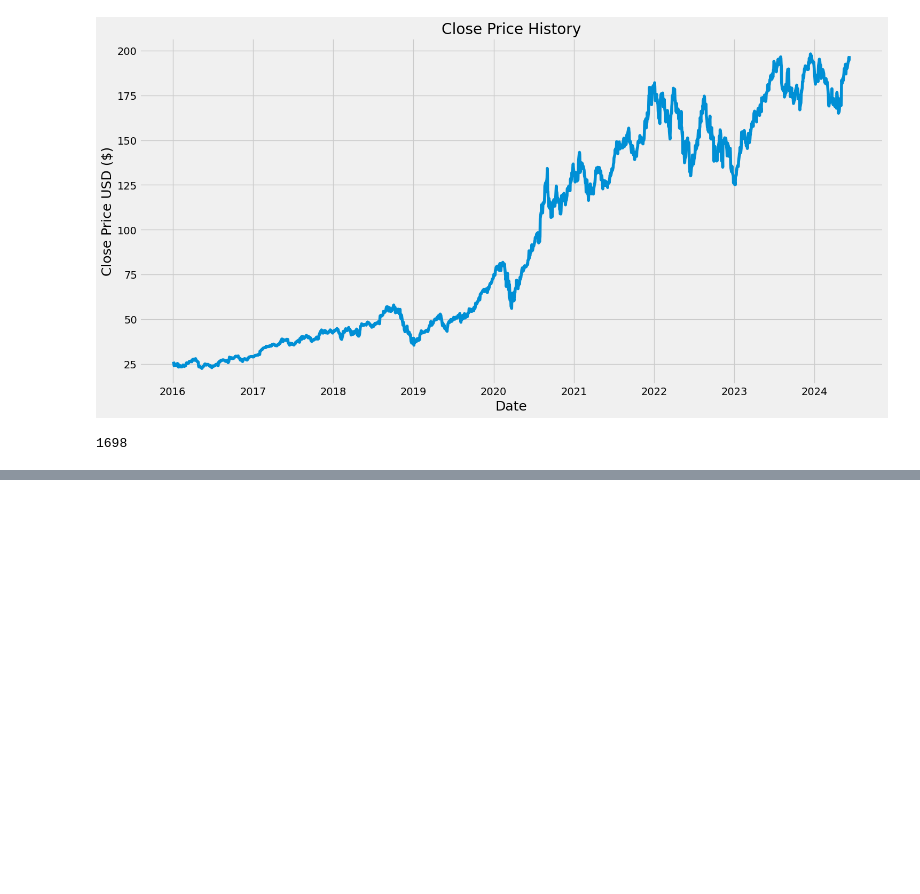
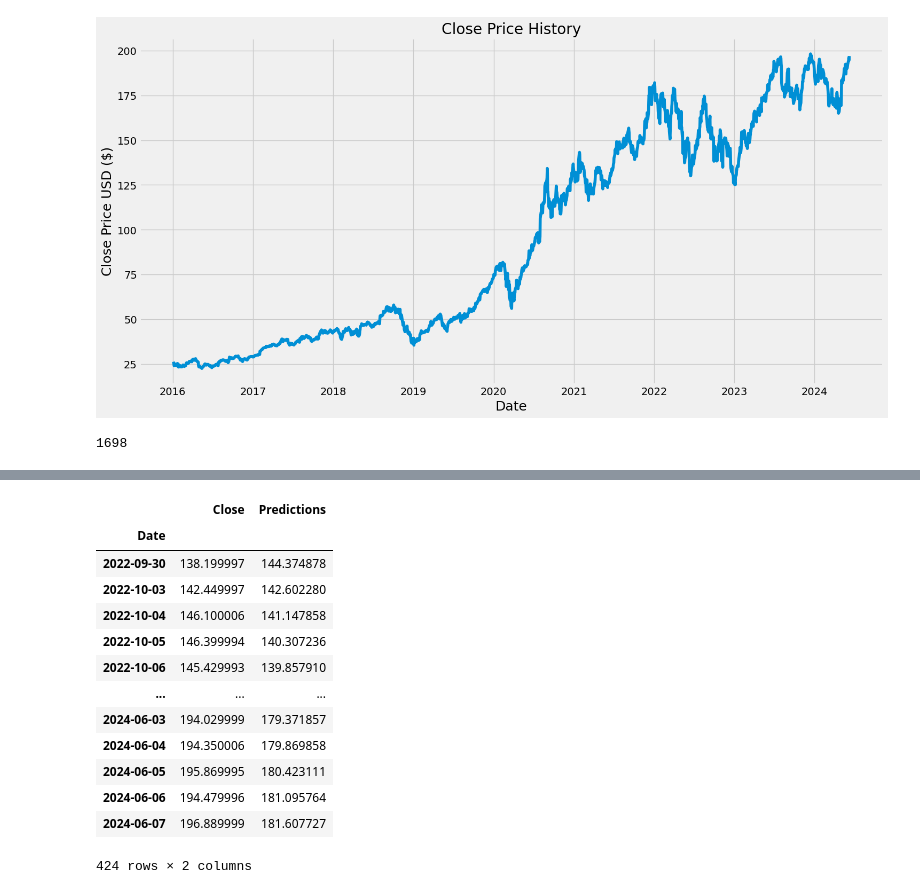
Before and after one commit to mokshmahajan2004/Stock-Prediction-Model, a Jupyter notebook: Stock_Prediction_Model.ipynb, the cells around one changed output, grey strips where cells are left out. Drawn from its saved outputs; the diff is of its cells as text; code cells hidden in the pictures; blank space fills up the shorter version.

```diff
--- a/Stock_Prediction_Model.ipynb
+++ b/Stock_Prediction_Model.ipynb
@@ -64,0 +183,18 @@ training_data_len
+# %%
+#Show the valid and predicted prices
+valid
+# %% [output]
+|  | Close | Predictions |
+| Date |  |  |
+| 2022-09-30 | 138.199997 | 144.374878 |
+| 2022-10-03 | 142.449997 | 142.602280 |
+| 2022-10-04 | 146.100006 | 141.147858 |
+| 2022-10-05 | 146.399994 | 140.307236 |
+| 2022-10-06 | 145.429993 | 139.857910 |
+| ... | ... | ... |
+| 2024-06-03 | 194.029999 | 179.371857 |
+| 2024-06-04 | 194.350006 | 179.869858 |
+| 2024-06-05 | 195.869995 | 180.423111 |
+| 2024-06-06 | 194.479996 | 181.095764 |
+| 2024-06-07 | 196.889999 | 181.607727 |
+424 rows × 2 columns
```
Also changed, not shown: parts of 16 cells of this notebook.
